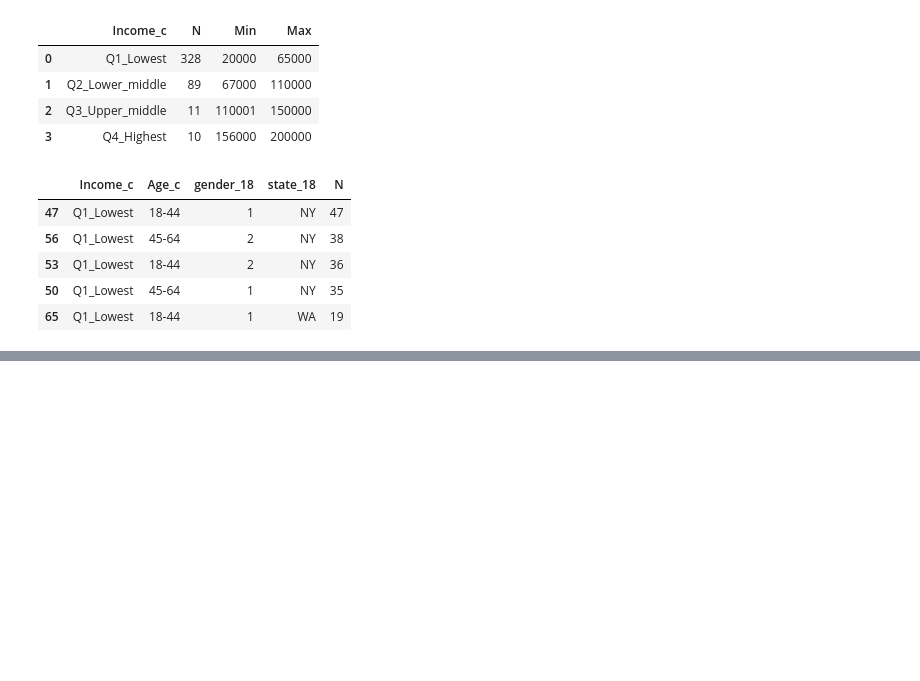
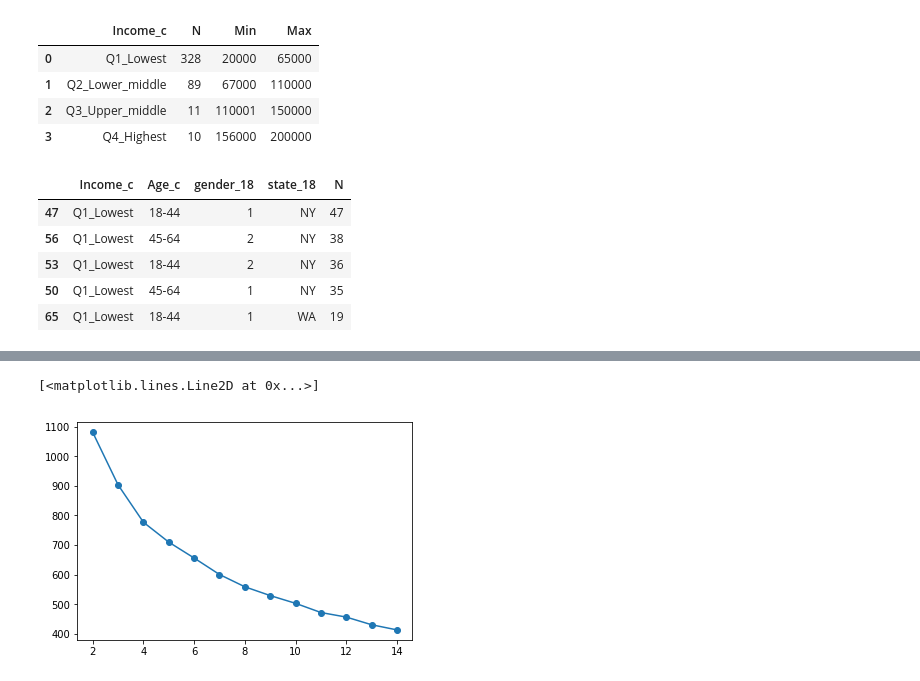
Before and after one commit to ZsoltNagy86/ABC_LLC_Leads, a Jupyter notebook: ABC_LLC_Leads.ipynb, the cells around one changed output, grey strips where cells are left out. Saved outputs shown, nothing was run; the diff lists cells and outputs as text; code cells hidden in the pictures; blank space fills up the shorter version.

```diff
--- a/ABC_LLC_Leads.ipynb
+++ b/ABC_LLC_Leads.ipynb
@@ -259,0 +340,11 @@ df_typ_cust.sort_values(by='N', ascending=False).head(5)
+# %%
+clusters_range = [2,3,4,5,6,7,8,9,10,11,12,13,14]
+inertias =[]
+for c in clusters_range:
+    kmeans = KMeans(n_clusters=c, random_state=0).fit(df_closed_st)
+    inertias.append(kmeans.inertia_)
+plt.figure()
+plt.plot(clusters_range,inertias, marker='o')
+# %% [output]
+[<matplotlib.lines.Line2D at 0x...>]
+[figure, added]
```
Also changed, not shown: parts of 13 cells of this notebook, 2 other files.
